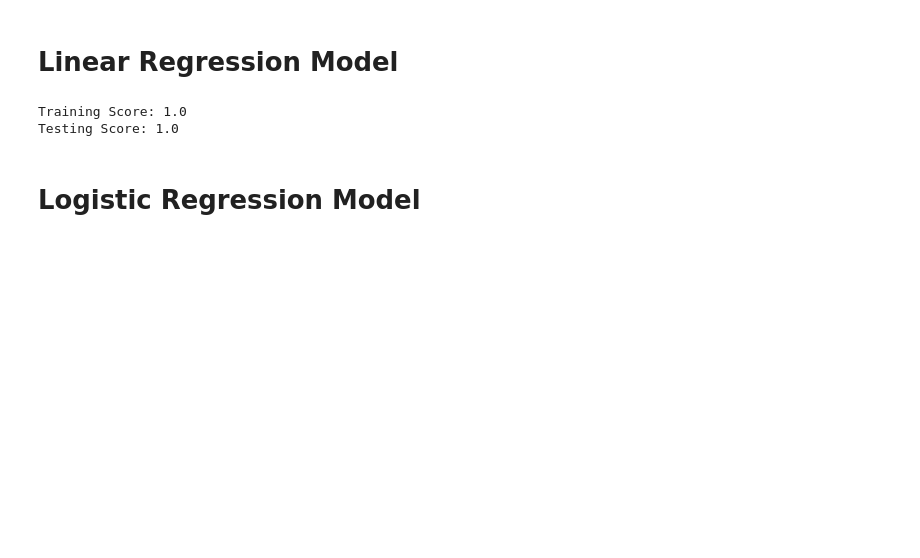
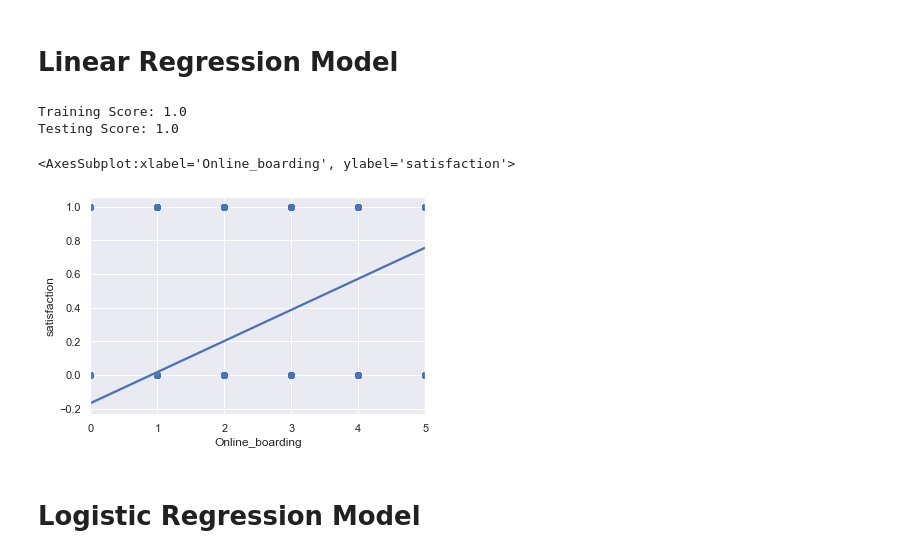
Before and after one commit to SoniMohandas/airline_passenger_satisfaction, a Jupyter notebook: airline.ipynb, the cells around one changed output. Saved outputs shown, nothing was run; the diff lists cells and outputs as text; code cells hidden in the pictures; blank space fills up the shorter version.

```diff
--- a/airline.ipynb
+++ b/airline.ipynb
@@ -160,6 +146,15 @@ print(f"Testing Score: {testing_score}")
 # %% [output]
 Training Score: 1.0
 Testing Score: 1.0
+# %%
+import seaborn as sns
+
+sns.set_theme(color_codes = True)
+# data = sns.load_dataset("training_score")
+sns.regplot(x=X_train.Online_boarding, y = y_train, data = X_train.Online_boarding)
+# %% [output]
+<AxesSubplot:xlabel='Online_boarding', ylabel='satisfaction'>
+[figure, added]
 # %% [markdown]
 # Logistic Regression Model
 # %%
```
Also changed, not shown: parts of 1 cell of this notebook, 1 other file.
